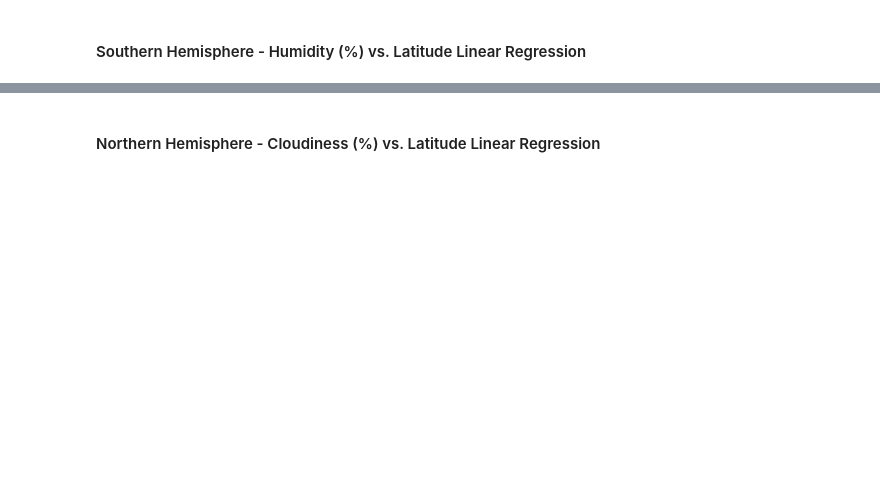
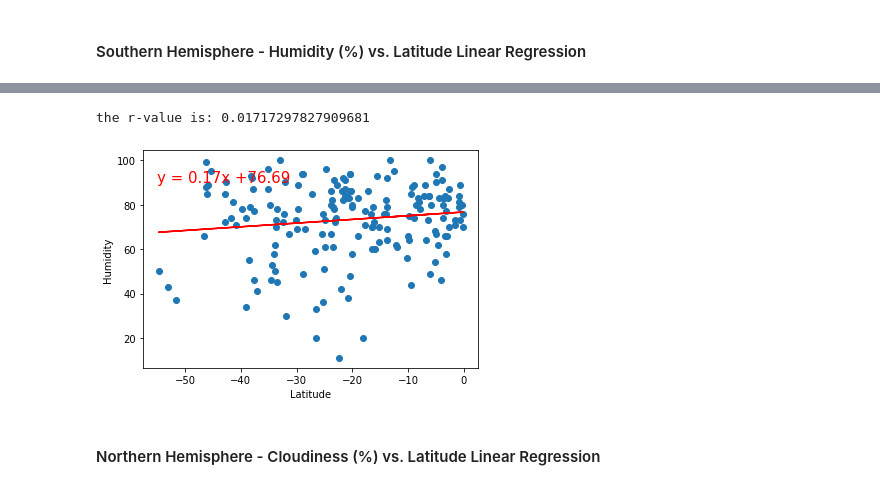
Before and after one commit to EHVargas22/python-api-challenge, a Jupyter notebook: WeatherPy.ipynb, the cells around one changed output, grey strips where cells are left out. Cells and saved outputs as stored; diff of their text form; code cells hidden in the pictures; blank space fills up the shorter version.

```diff
--- a/WeatherPy.ipynb
+++ b/WeatherPy.ipynb
@@ -286,2 +309,9 @@ The r-value is: 0.014985174297345524
+# %%
+x_values = southern_hemi_df["Lat"]
+y_values = southern_hemi_df["Humidity"]
+plot_linear_regression(x_values, y_values, 'Humidity', (-55,90))
+# %% [output]
+the r-value is: 0.01717297827909681
+[figure, added]
 # %% [markdown]
 ####  Northern Hemisphere - Cloudiness (%) vs. Latitude Linear Regression
```
Also changed, not shown: parts of 17 cells of this notebook.
